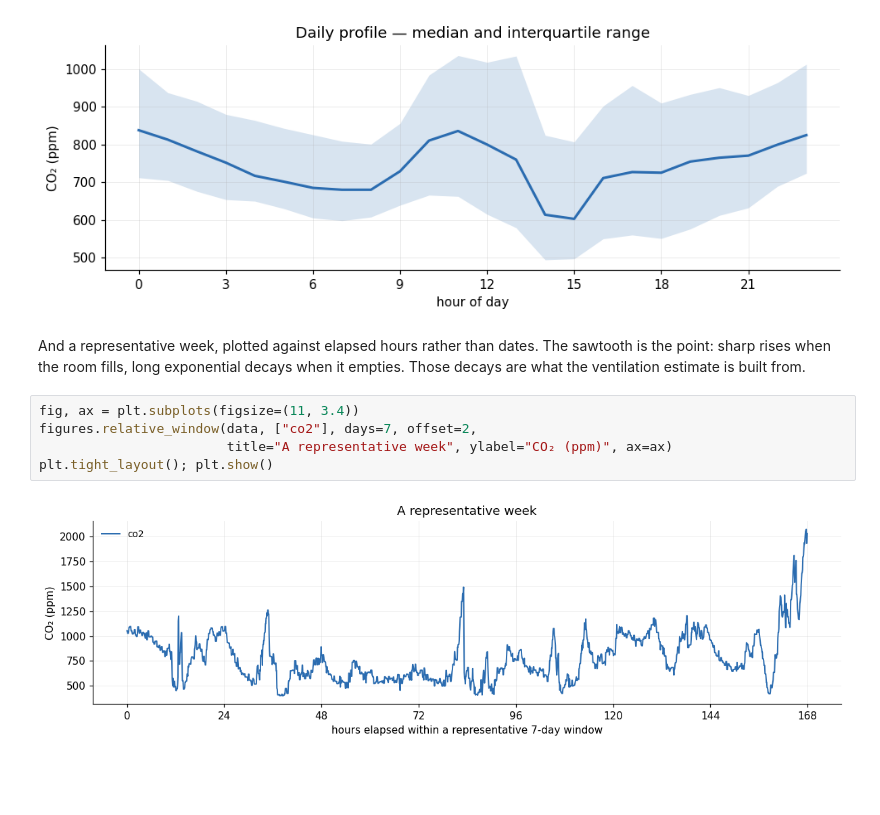
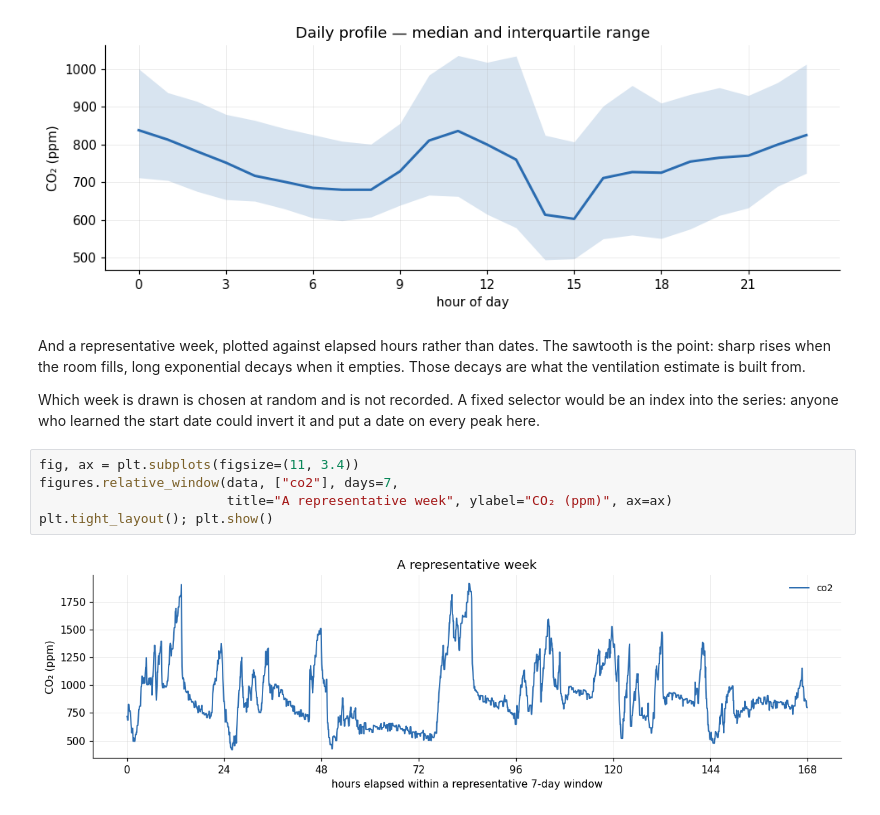
Before and after one commit to aroaxinping/room-occupancy-co2, a Jupyter notebook: notebooks/01_signal.ipynb, the cells around one changed output. Drawn from its saved outputs; the diff is of its cells as text; blank space fills up the shorter version.

```diff
--- a/notebooks/01_signal.ipynb
+++ b/notebooks/01_signal.ipynb
@@ -93,10 +93,14 @@ And a representative week, plotted against elapsed hours rather than dates.
 The sawtooth is the point: sharp rises when the room fills, long exponential
 decays when it empties. Those decays are what the ventilation estimate is
 built from.
+
+Which week is drawn is chosen at random and is not recorded. A fixed selector
+would be an index into the series: anyone who learned the start date could
+invert it and put a date on every peak here.
 # %%
 fig, ax = plt.subplots(figsize=(11, 3.4))
-figures.relative_window(data, ["co2"], days=7, offset=2,
+figures.relative_window(data, ["co2"], days=7,
                         title="A representative week", ylabel="CO₂ (ppm)", ax=ax)
 plt.tight_layout(); plt.show()
 # %% [output]
-[figure, old version]
+[figure, new version]
```
Also changed, not shown: 8 other files.
